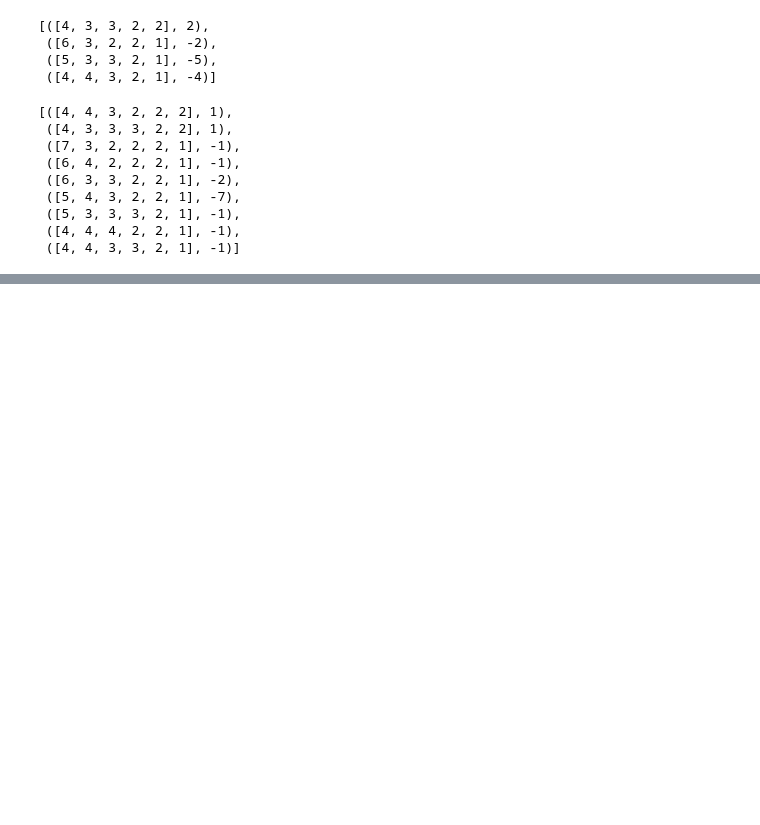
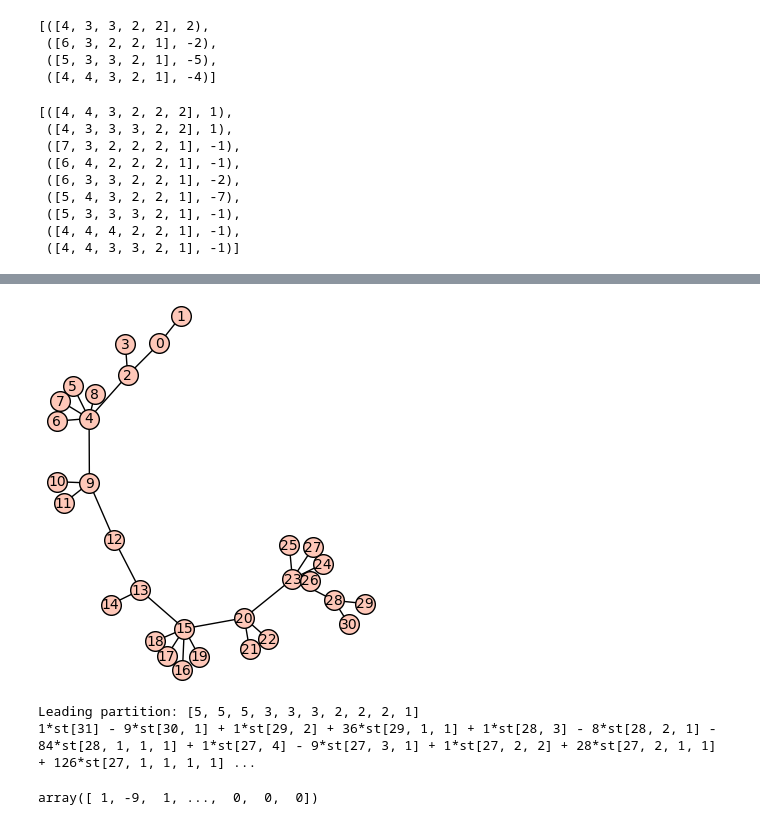
Before and after one commit to mariotomba/CSF-DNC, a Jupyter notebook: notebooks/CaterpillarsExperiments.ipynb, the cells around one changed output, grey strips where cells are left out. Drawn from its saved outputs; the diff is of its cells as text; code cells hidden in the pictures; blank space fills up the shorter version.

```diff
--- a/notebooks/CaterpillarsExperiments.ipynb
+++ b/notebooks/CaterpillarsExperiments.ipynb
@@ -325,0 +353,7 @@ array([ 1, -9,  1, ...,  0,  0,  0])
+# %%
+CSF_tree(create_caterpillar((2,2,5,3,1,2,5,3,5,3)), 1)
+# %% [output]
+[figure, added]
+Leading partition: [5, 5, 5, 3, 3, 3, 2, 2, 2, 1]
+1*st[31] - 9*st[30, 1] + 1*st[29, 2] + 36*st[29, 1, 1] + 1*st[28, 3] - 8*st[28, 2, 1] - 84*st[28, 1, 1, 1] + 1*st[27, 4] - 9*st[27, 3, 1] + 1*st[27, 2, 2] + 28*st[27, 2, 1, 1] + 126*st[27, 1, 1, 1, 1] ...
+array([ 1, -9,  1, ...,  0,  0,  0])
```
Also changed, not shown: parts of 3 cells of this notebook.
